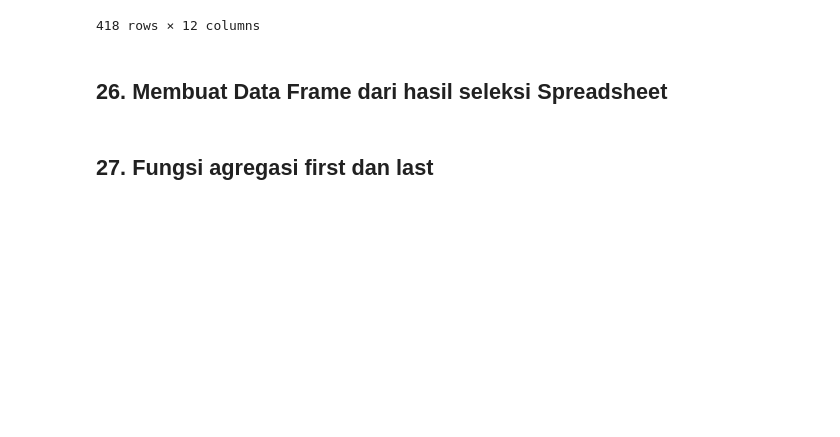
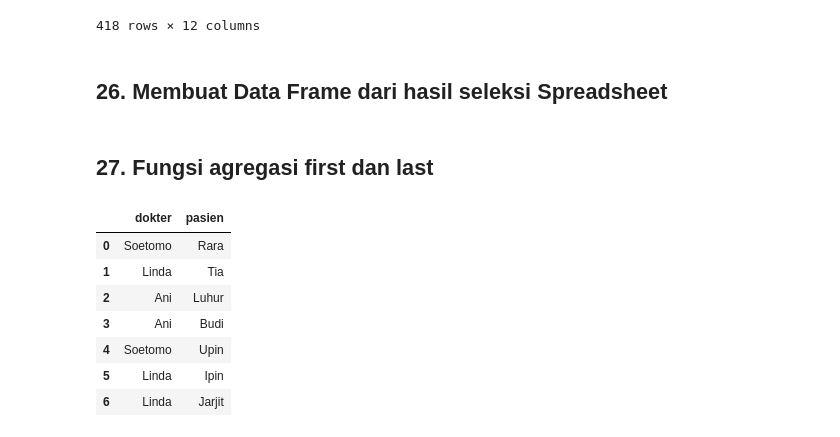
Before and after one commit to Edy-Mochamad/Learn-jupyter-notebook, a Jupyter notebook: pandas.ipynb, the cells around one changed output. Saved outputs shown, nothing was run; the diff lists cells and outputs as text; code cells hidden in the pictures; blank space fills up the shorter version.

```diff
--- a/pandas.ipynb
+++ b/pandas.ipynb
@@ -1305,3 +1307,20 @@ df = pd.read_clipboard()
 df
 # %% [markdown]
 ## **27. Fungsi agregasi first dan last**
+# %%
+x = {
+    'dokter' : ['Soetomo', 'Linda', 'Ani', 'Ani', 'Soetomo', 'Linda', 'Linda'],
+    'pasien' : ['Rara', 'Tia', 'Luhur', 'Budi', 'Upin', 'Ipin', 'Jarjit']
+}
+
+df = pd.DataFrame(x)
+df
+# %% [output]
+|  | dokter | pasien |
+| 0 | Soetomo | Rara |
+| 1 | Linda | Tia |
+| 2 | Ani | Luhur |
+| 3 | Ani | Budi |
+| 4 | Soetomo | Upin |
+| 5 | Linda | Ipin |
+| 6 | Linda | Jarjit |
```
Also changed, not shown: parts of 6 cells of this notebook.
